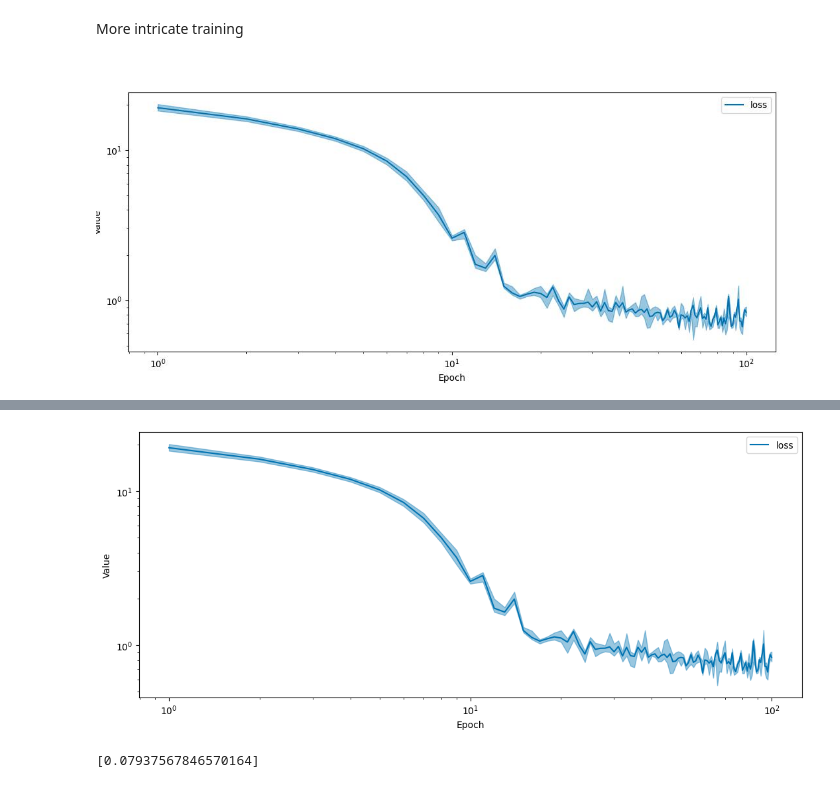
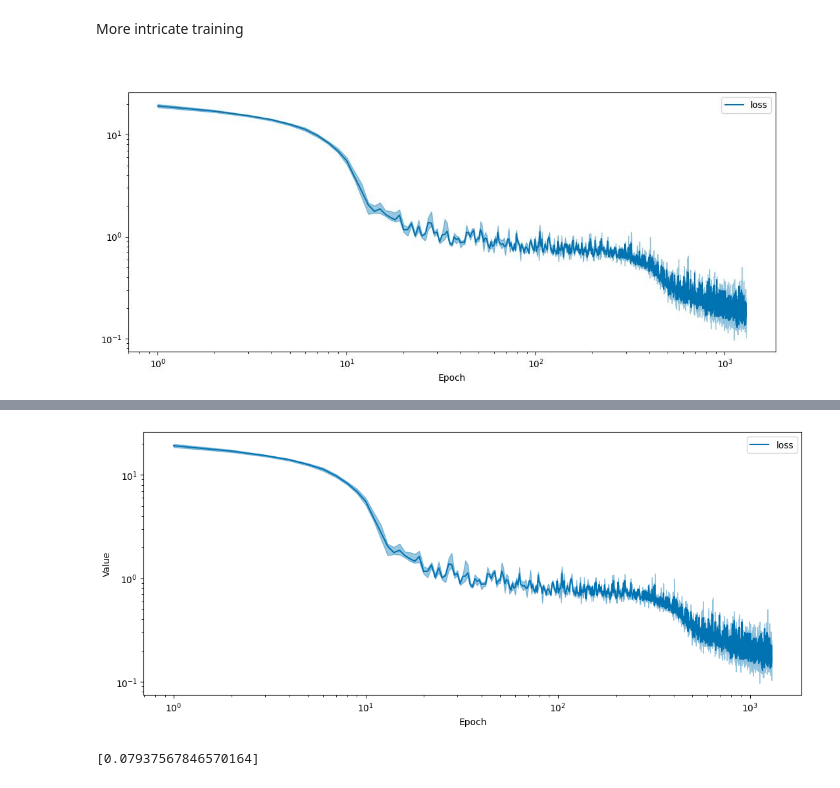
Before and after one commit to Phistian/exjobb, a Jupyter notebook: miguel/training/clean_training_3.ipynb, the cells around one changed output, grey strips where cells are left out. Saved outputs shown, nothing was run; the diff lists cells and outputs as text; code cells hidden in the pictures.

```diff
--- a/miguel/training/clean_training_3.ipynb
+++ b/miguel/training/clean_training_3.ipynb
@@ -278,8 +278,8 @@ Text(0.5, 1.0, 'Pairwise distance histogram for edge-search-radius 0.21409489393
 # Set up GNN model
 # %%
 model = own_models.OneMessagePassingLayerMPNGNN(
-    dense_layer_dimensions = (10, 40, 160),
-    base_layer_dimensions = (160,),
+    dense_layer_dimensions = (10, 40, 120),
+    base_layer_dimensions = (120,),
     number_of_node_features=3, #remember to change to 3
     number_of_edge_outputs=1,
     number_of_edge_features=1,
@@ -395,7 +395,7 @@ More intricate training
 # %%
 
 n_breaks = 1
-n_epochs = 100
+n_epochs = 1300
 n_sub_epochs = int(n_epochs/n_breaks)
 validation_history = []
 histories = []
@@ -409,4 +409,4 @@ for i in range(n_breaks):
         history = model.fit(generator, epochs=n_sub_epochs, callbacks=[callback])
     histories.append(history)
 # %% [output]
-[figure, old version]
+[figure, new version]
@@ -414,4 +414,4 @@ for i in range(n_breaks):
-[figure, old version]
+[figure, new version]
 # %%
 n_breaks = 1
 n_epochs = 500
```
Also changed, not shown: parts of 17 cells of this notebook.
